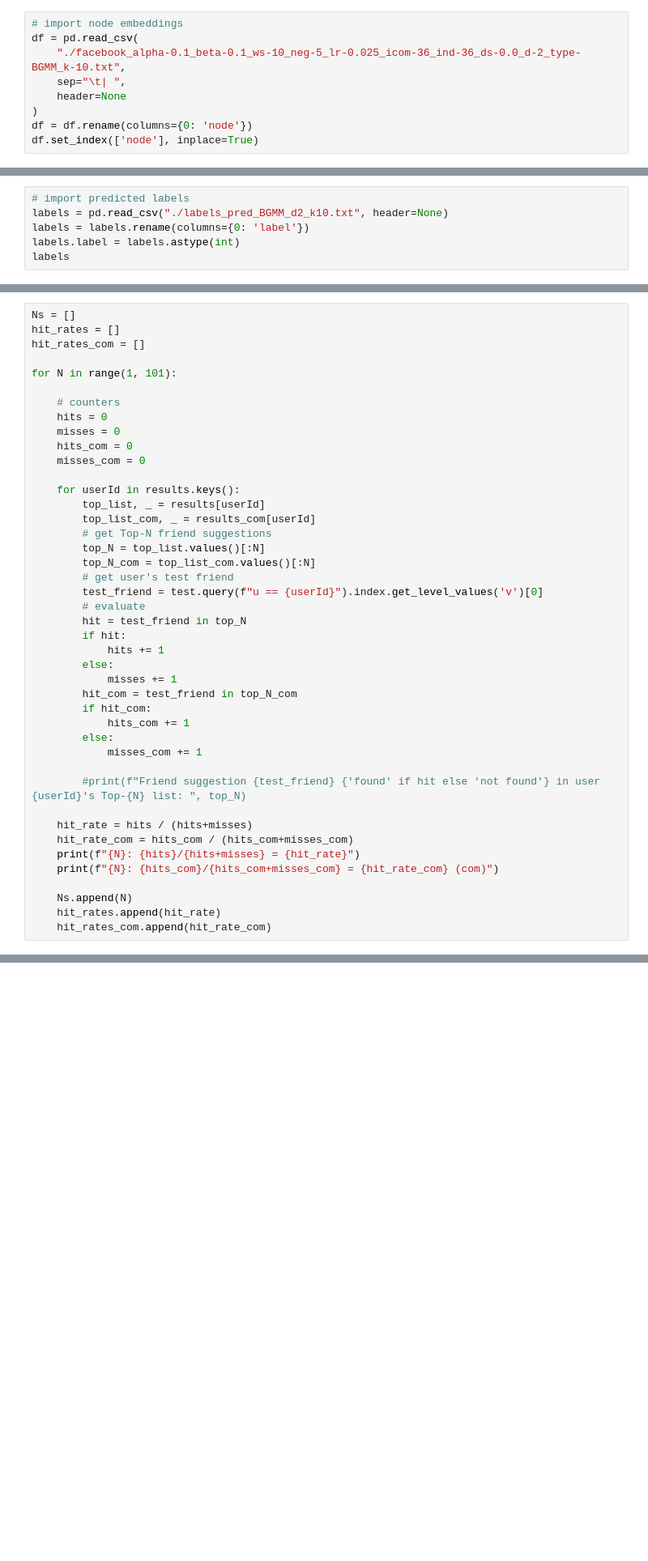
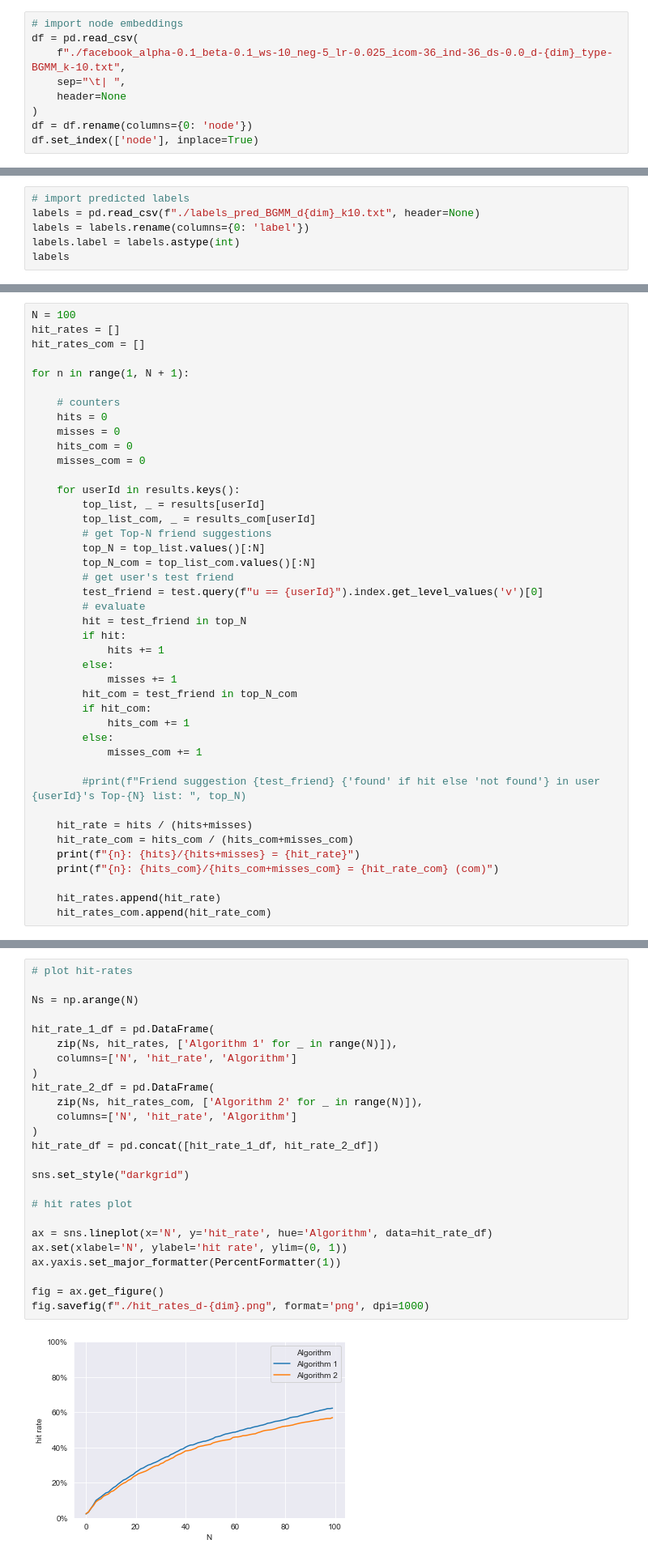
Before and after one commit to andompesta/ComE, a Jupyter notebook: notebooks/facebook/test.ipynb, the cells around one changed output, grey strips where cells are left out. Shown at 81% size. Cells and saved outputs as stored; diff of their text form; blank space fills up the shorter version.

Commit message:
hit-rate plots for d=2

```diff
--- a/notebooks/facebook/test.ipynb
+++ b/notebooks/facebook/test.ipynb
@@ -14,7 +18,7 @@ import time
 # %%
 # import node embeddings
 df = pd.read_csv(
-    "./facebook_alpha-0.1_beta-0.1_ws-10_neg-5_lr-0.025_icom-36_ind-36_ds-0.0_d-2_type-BGMM_k-10.txt",
+    f"./facebook_alpha-0.1_beta-0.1_ws-10_neg-5_lr-0.025_icom-36_ind-36_ds-0.0_d-{dim}_type-BGMM_k-10.txt",
     sep="\t| ",
     header=None
 )
@@ -27,7 +31,7 @@ train = pd.read_csv("./facebook_train.csv", index_col=0)
 test = pd.read_csv("./facebook_test.csv", index_col=['u', 'v'])
 # %%
 # import predicted labels
-labels = pd.read_csv("./labels_pred_BGMM_d2_k10.txt", header=None)
+labels = pd.read_csv(f"./labels_pred_BGMM_d{dim}_k10.txt", header=None)
 labels = labels.rename(columns={0: 'label'})
 labels.label = labels.astype(int)
 labels
@@ -192,9 +190,9 @@ for index, _ in test.iterrows():
 # %%
-Ns = []
+N = 100
 hit_rates = []
 hit_rates_com = []
 
-for N in range(1, 101):
+for n in range(1, N + 1):
 
     # counters
     hits = 0
@@ -226,9 +224,8 @@ for N in range(1, 101):
 
     hit_rate = hits / (hits+misses)
     hit_rate_com = hits_com / (hits_com+misses_com)
-    print(f"{N}: {hits}/{hits+misses} = {hit_rate}")
-    print(f"{N}: {hits_com}/{hits_com+misses_com} = {hit_rate_com} (com)")
+    print(f"{n}: {hits}/{hits+misses} = {hit_rate}")
+    print(f"{n}: {hits_com}/{hits_com+misses_com} = {hit_rate_com} (com)")
 
-    Ns.append(N)
     hit_rates.append(hit_rate)
     hit_rates_com.append(hit_rate_com)
@@ -253 +232,28 @@ for N in range(1, 101):
+# %%
+# plot hit-rates
+
+Ns = np.arange(N)
+
+hit_rate_1_df = pd.DataFrame(
+    zip(Ns, hit_rates, ['Algorithm 1' for _ in range(N)]),
+    columns=['N', 'hit_rate', 'Algorithm']
+)
+hit_rate_2_df = pd.DataFrame(
+    zip(Ns, hit_rates_com, ['Algorithm 2' for _ in range(N)]),
+    columns=['N', 'hit_rate', 'Algorithm']
+)
+hit_rate_df = pd.concat([hit_rate_1_df, hit_rate_2_df])
+
+sns.set_style("darkgrid")
+
+# hit rates plot
+
+ax = sns.lineplot(x='N', y='hit_rate', hue='Algorithm', data=hit_rate_df)
+ax.set(xlabel='N', ylabel='hit rate', ylim=(0, 1))
+ax.yaxis.set_major_formatter(PercentFormatter(1))
+
+fig = ax.get_figure()
+fig.savefig(f"./hit_rates_d-{dim}.png", format='png', dpi=1000)
+# %% [output]
+[figure, added]
 # %%
```
Also changed, not shown: parts of 4 cells of this notebook, 3 other files.
